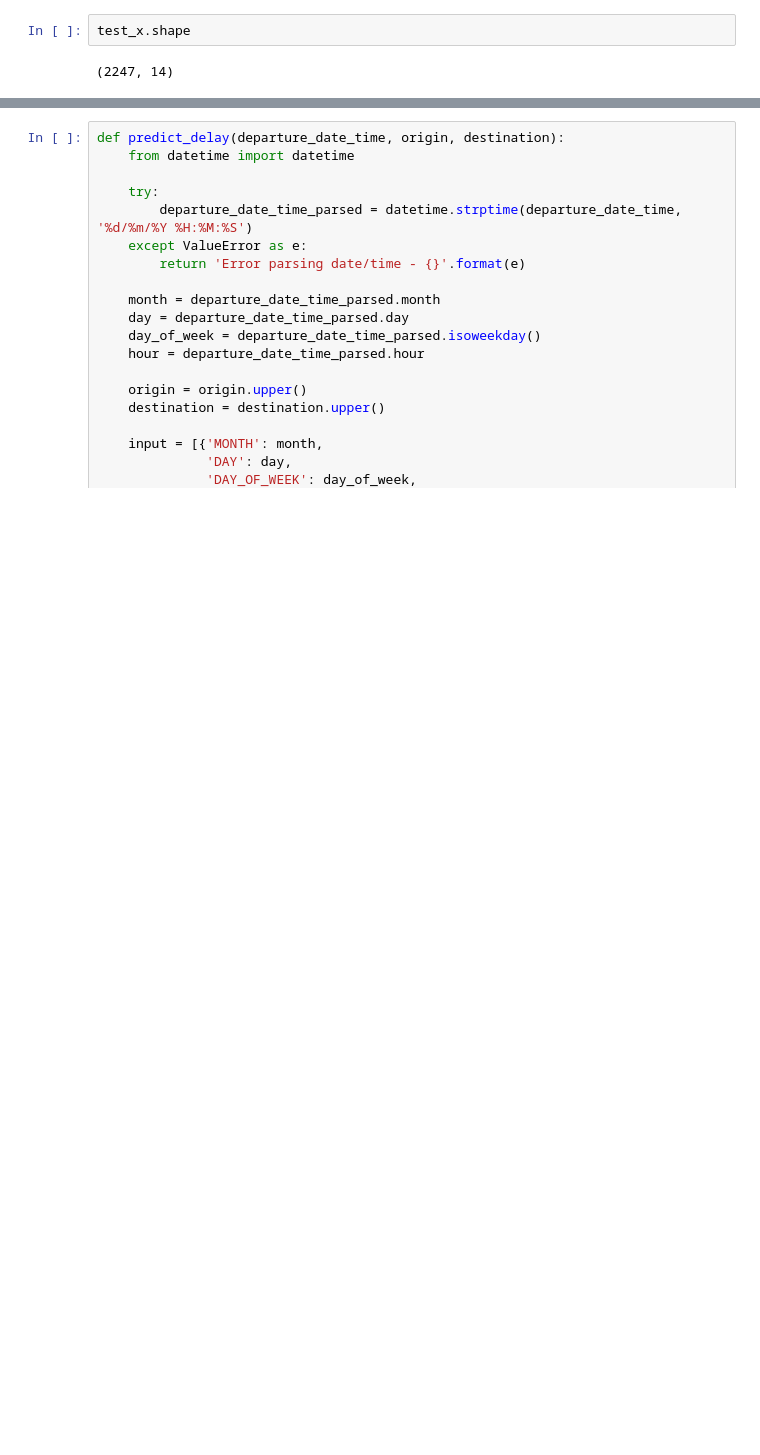
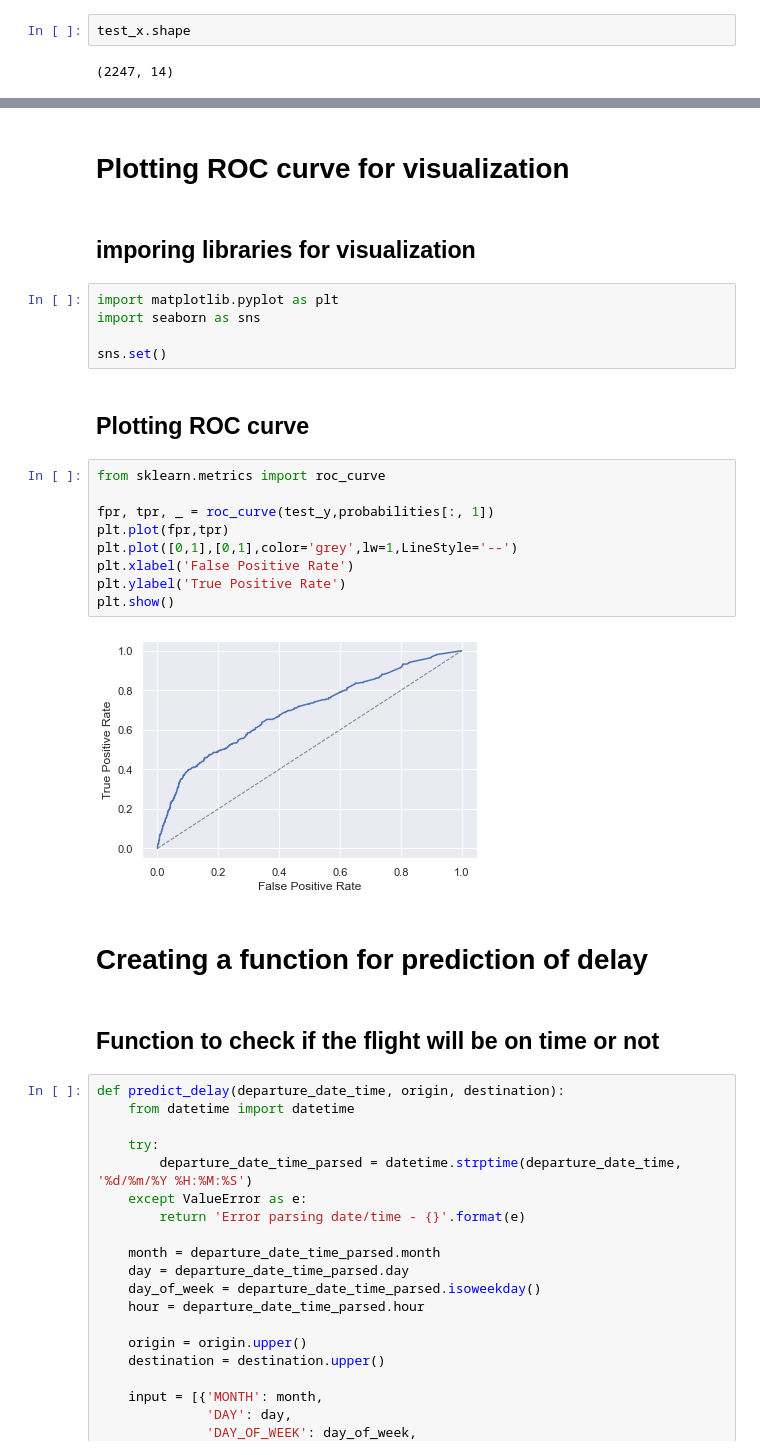
Before and after one commit to harshit1verma/Flight-Delay-Pridiction, a Jupyter notebook: Flight-Code.ipynb, the cells around one changed output, grey strips where cells are left out. Drawn from its saved outputs; the diff is of its cells as text; blank space fills up the shorter version.

```diff
--- a/Flight-Code.ipynb
+++ b/Flight-Code.ipynb
@@ -177,3 +252,29 @@ recall_score(train_y, train_predictions)
+# %% [markdown]
+# Plotting ROC curve for visualization
+# %% [markdown]
+## imporing libraries for visualization
+# %%
+import matplotlib.pyplot as plt
+import seaborn as sns
+
+sns.set()
+# %% [markdown]
+## Plotting ROC curve
+# %%
+from sklearn.metrics import roc_curve
+
+fpr, tpr, _ = roc_curve(test_y,probabilities[:, 1])
+plt.plot(fpr,tpr)
+plt.plot([0,1],[0,1],color='grey',lw=1,LineStyle='--')
+plt.xlabel('False Positive Rate')
+plt.ylabel('True Positive Rate')
+plt.show()
+# %% [output]
+[figure, added]
+# %% [markdown]
+# Creating a function for prediction of delay
+# %% [markdown]
+## Function to check if the flight will be on time or not
 # %%
 def predict_delay(departure_date_time, origin, destination):
     from datetime import datetime
```
Also changed, not shown: parts of 53 cells of this notebook.
